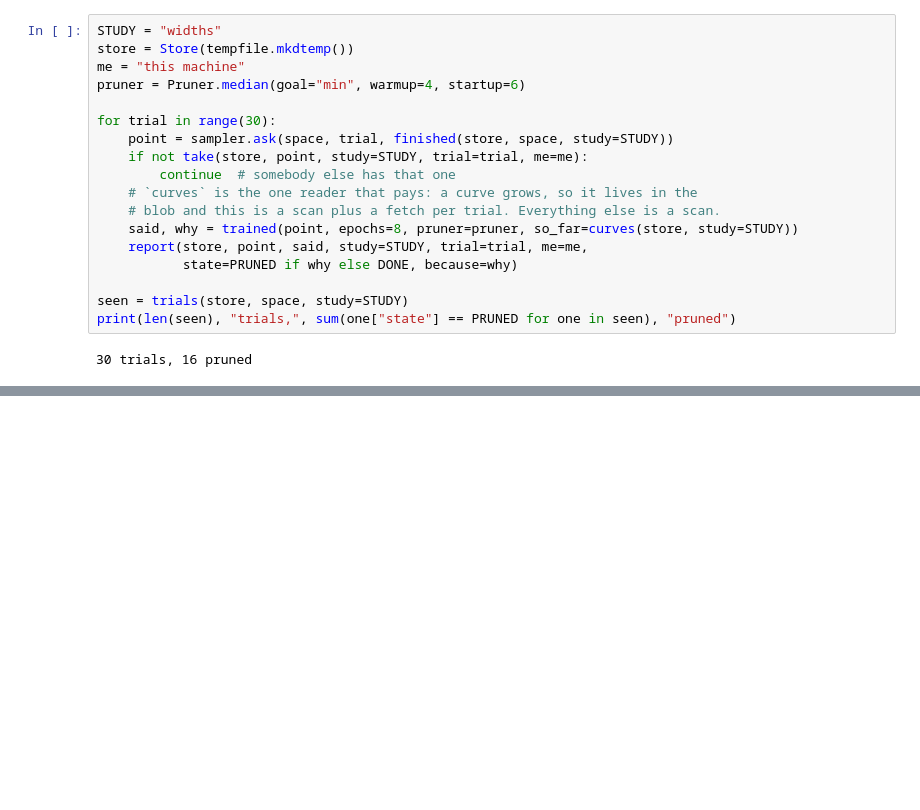
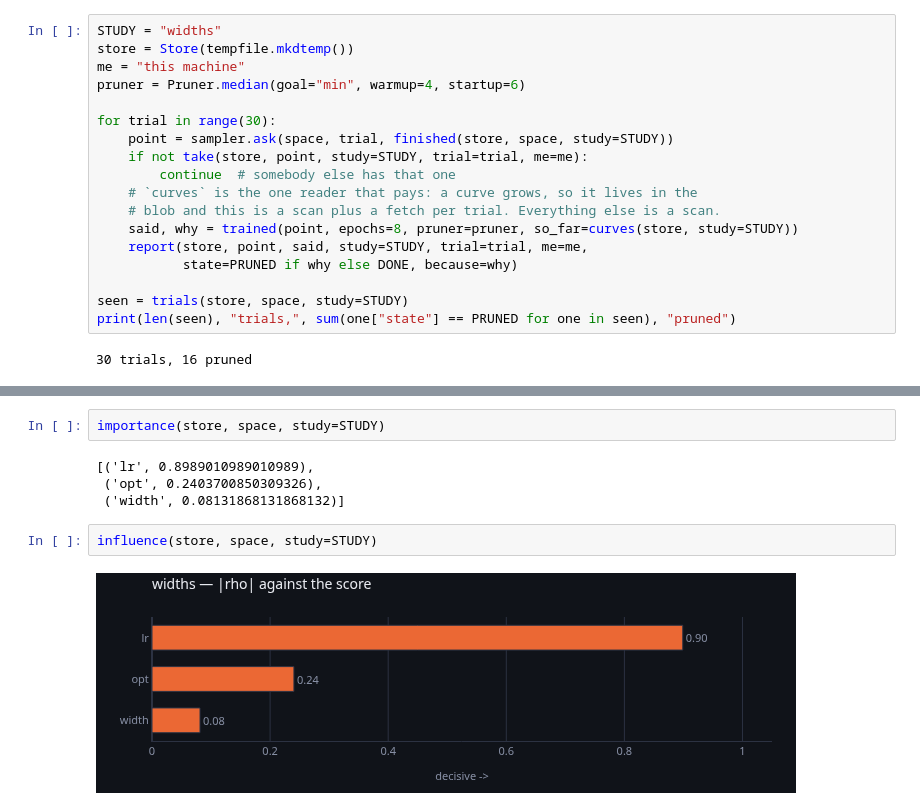
Before and after one commit to manucouto1/soma, a Jupyter notebook: examples/04-a-study.ipynb, the cells around one changed output, grey strips where cells are left out. Cells and saved outputs as stored; diff of their text form; blank space fills up the shorter version.

```diff
--- a/examples/04-a-study.ipynb
+++ b/examples/04-a-study.ipynb
@@ -335,0 +177,10 @@ go.Figure(
+# %%
+importance(store, space, study=STUDY)
+# %% [output]
+[('lr', 0.8989010989010989),
+ ('opt', 0.2403700850309326),
+ ('width', 0.08131868131868132)]
+# %%
+influence(store, space, study=STUDY)
+# %% [output]
+[figure, added]
```
Also changed, not shown: parts of 12 cells of this notebook, 11 other files.
